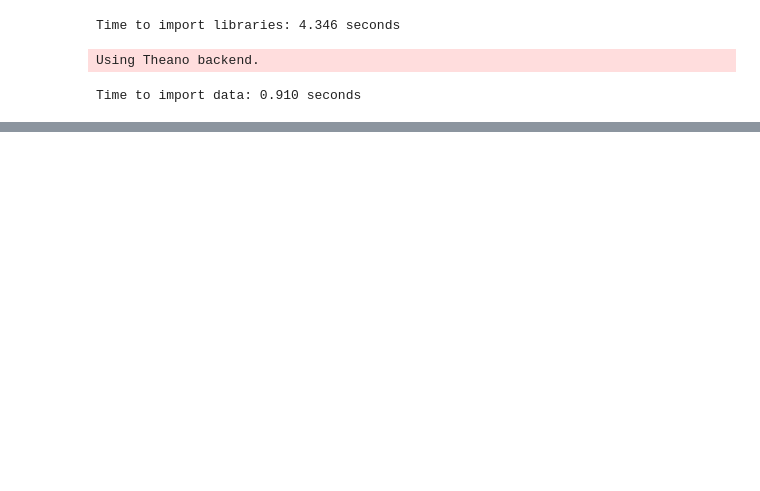
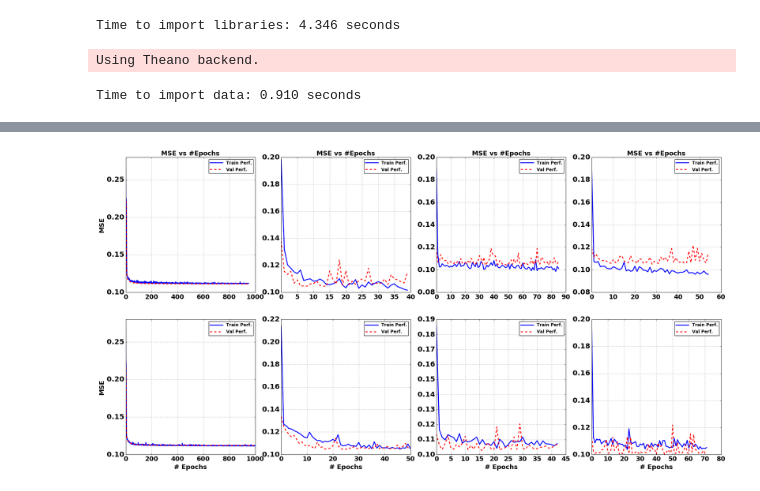
Before and after one commit to natmourajr/LPSTutorials, a Jupyter notebook: Packages/Preprocessing/IrisPCDCooperative.ipynb, the cells around one changed output, grey strips where cells are left out. Cells and saved outputs as stored; diff of their text form; code cells hidden in the pictures; blank space fills up the shorter version.

```diff
--- a/Packages/Preprocessing/IrisPCDCooperative.ipynb
+++ b/Packages/Preprocessing/IrisPCDCooperative.ipynb
@@ -143,7 +284,7 @@ def pcdc_extractor(inputdata, targetdata, trn_params=None):
 trn_params = {}
 trn_params['n_folds'] = 2
 trn_params['n_inits'] = 2
-trn_params['n_pcds'] = 3
+trn_params['n_pcds'] = 4
 trn_params['norm'] = 'mapstd'
 trn_params['learning_rate'] = 0.01
 trn_params['learning_decay'] = 1e-4
@@ -160,0 +318,26 @@ trn_params:  {'nesterov': True, 'learning_rate': 0.01, 'n_inits': 2, 'batch_size
+# %%
+# show train evolution
+%matplotlib inline
+
+fig, ax = plt.subplots(figsize=(30,15),nrows=trn_params['n_folds'], ncols=trn_params['n_pcds'])
+
+for ifold in range(trn_params['n_folds']):
+    for ipcd in range(trn_params['n_pcds']):
+        ax[ifold,ipcd].plot(trn_desc[ifold][ipcd].epoch,
+                            trn_desc[ifold][ipcd].history['loss'],color=[0,0,1],
+                            linewidth=2.5,linestyle='solid',label='Train Perf.')
+
+        ax[ifold,ipcd].plot(trn_desc[ifold][ipcd].epoch,
+                            trn_desc[ifold][ipcd].history['val_loss'],color=[1,0,0],
+                            linewidth=2.5,linestyle='dashed',label='Val Perf.')
+        ax[ifold,ipcd].grid(True)
+        ax[ifold,ipcd].legend()
+
+        if ifold == 0:
+            ax[ifold,ipcd].set_title("MSE vs #Epochs",fontsize=18,fontweight='bold')
+        if ifold == trn_params['n_folds']-1:
+            ax[ifold,ipcd].set_xlabel("# Epochs",fontsize=18,fontweight='bold')
+        if ipcd == 0:
+            ax[ifold,ipcd].set_ylabel('MSE',fontsize=18,fontweight='bold')
+# %% [output]
+[figure, added]
```
Also changed, not shown: parts of 3 cells of this notebook, 1 other file.
